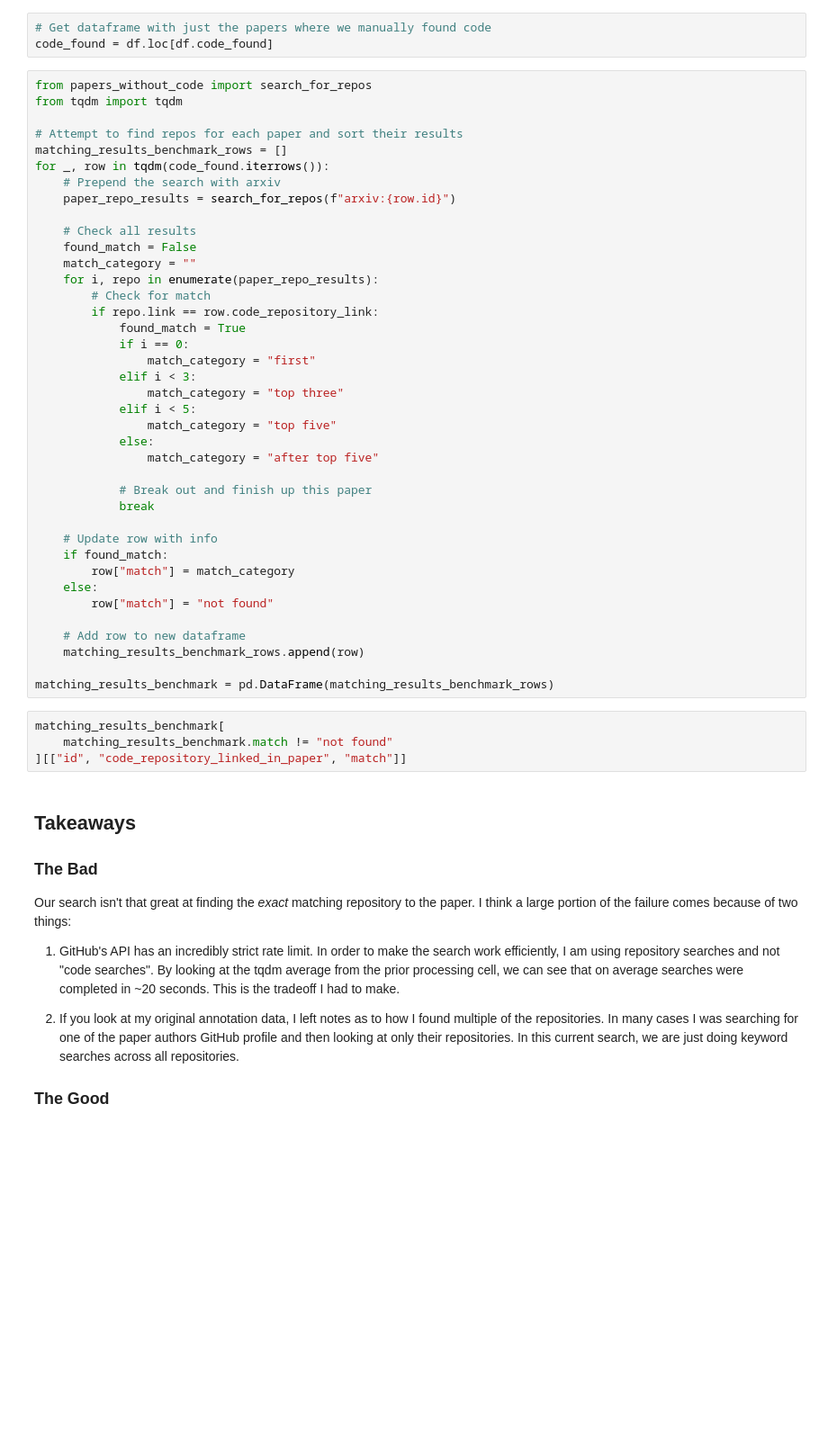
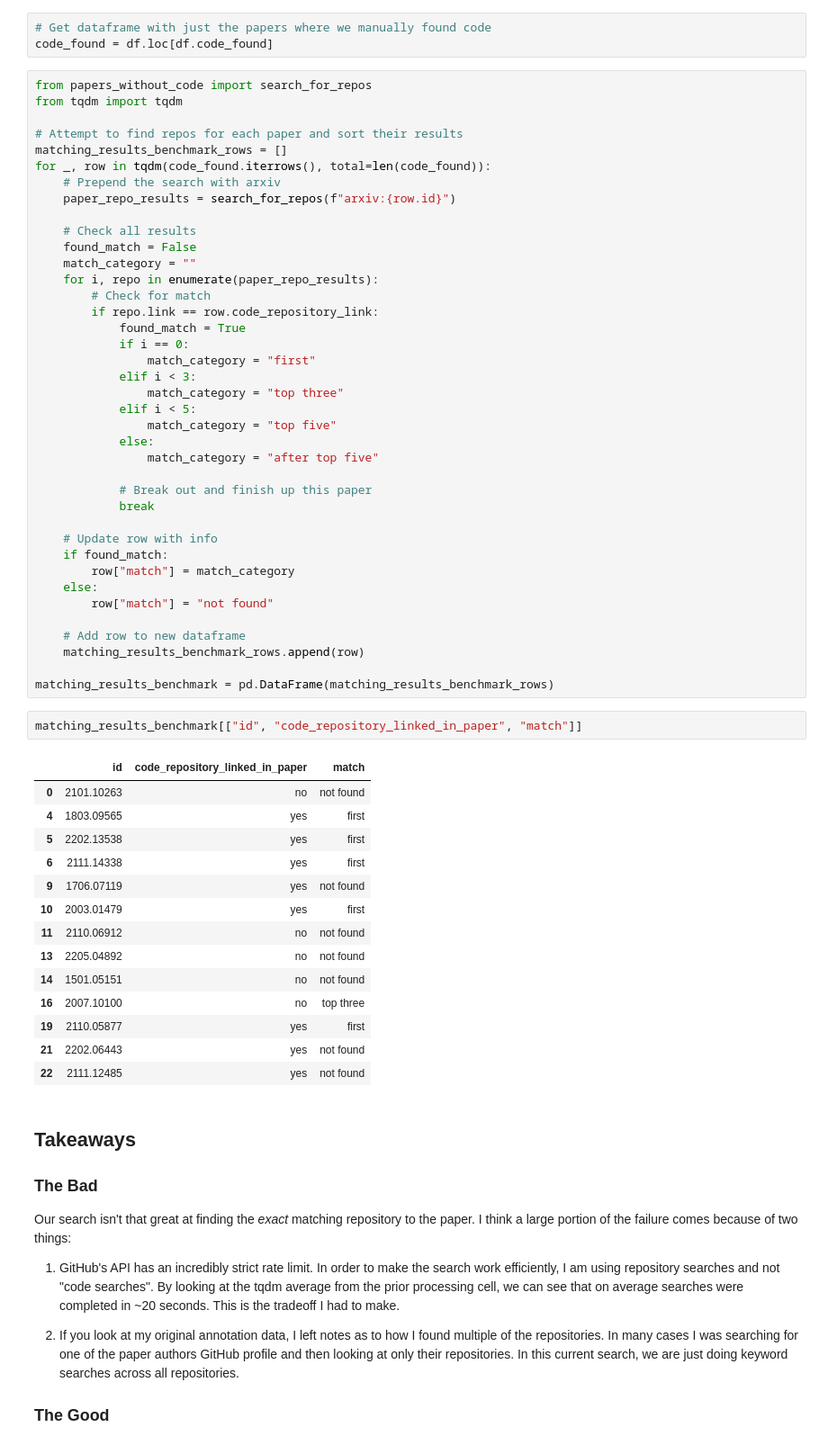
Before and after one commit to evamaxfield/papers-without-code, a Jupyter notebook: data/eda.ipynb, the cells around one changed output. Shown: that part at 90% size. Saved outputs shown, nothing was run; the diff lists cells and outputs as text; blank space fills up the shorter version.

```diff
--- a/data/eda.ipynb
+++ b/data/eda.ipynb
@@ -58,7 +78,7 @@ from tqdm import tqdm
 
 # Attempt to find repos for each paper and sort their results
 matching_results_benchmark_rows = []
-for _, row in tqdm(code_found.iterrows()):
+for _, row in tqdm(code_found.iterrows(), total=len(code_found)):
     # Prepend the search with arxiv
     paper_repo_results = search_for_repos(f"arxiv:{row.id}")
 
@@ -92,9 +112,22 @@ for _, row in tqdm(code_found.iterrows()):
 
 matching_results_benchmark = pd.DataFrame(matching_results_benchmark_rows)
 # %%
-matching_results_benchmark[
-    matching_results_benchmark.match != "not found"
-][["id", "code_repository_linked_in_paper", "match"]]
+matching_results_benchmark[["id", "code_repository_linked_in_paper", "match"]]
+# %% [output]
+|  | id | code_repository_linked_in_paper | match |
+| 0 | 2101.10263 | no | not found |
+| 4 | 1803.09565 | yes | first |
+| 5 | 2202.13538 | yes | first |
+| 6 | 2111.14338 | yes | first |
+| 9 | 1706.07119 | yes | not found |
+| 10 | 2003.01479 | yes | first |
+| 11 | 2110.06912 | no | not found |
+| 13 | 2205.04892 | no | not found |
+| 14 | 1501.05151 | no | not found |
+| 16 | 2007.10100 | no | top three |
+| 19 | 2110.05877 | yes | first |
+| 21 | 2202.06443 | yes | not found |
+| 22 | 2111.12485 | yes | not found |
 # %% [markdown]
 ## Takeaways
 
```
Also changed, not shown: parts of 6 cells of this notebook, 18 other files.
